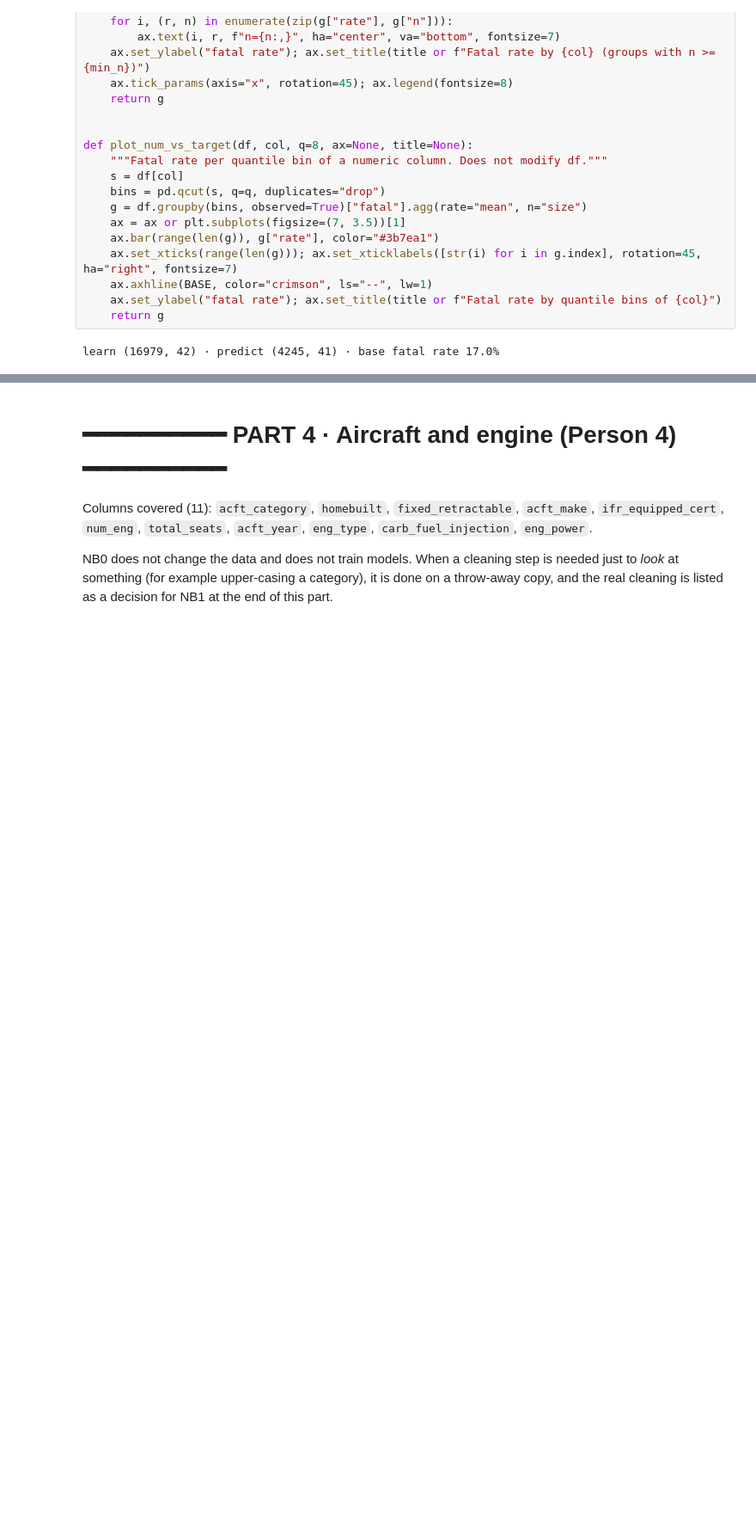
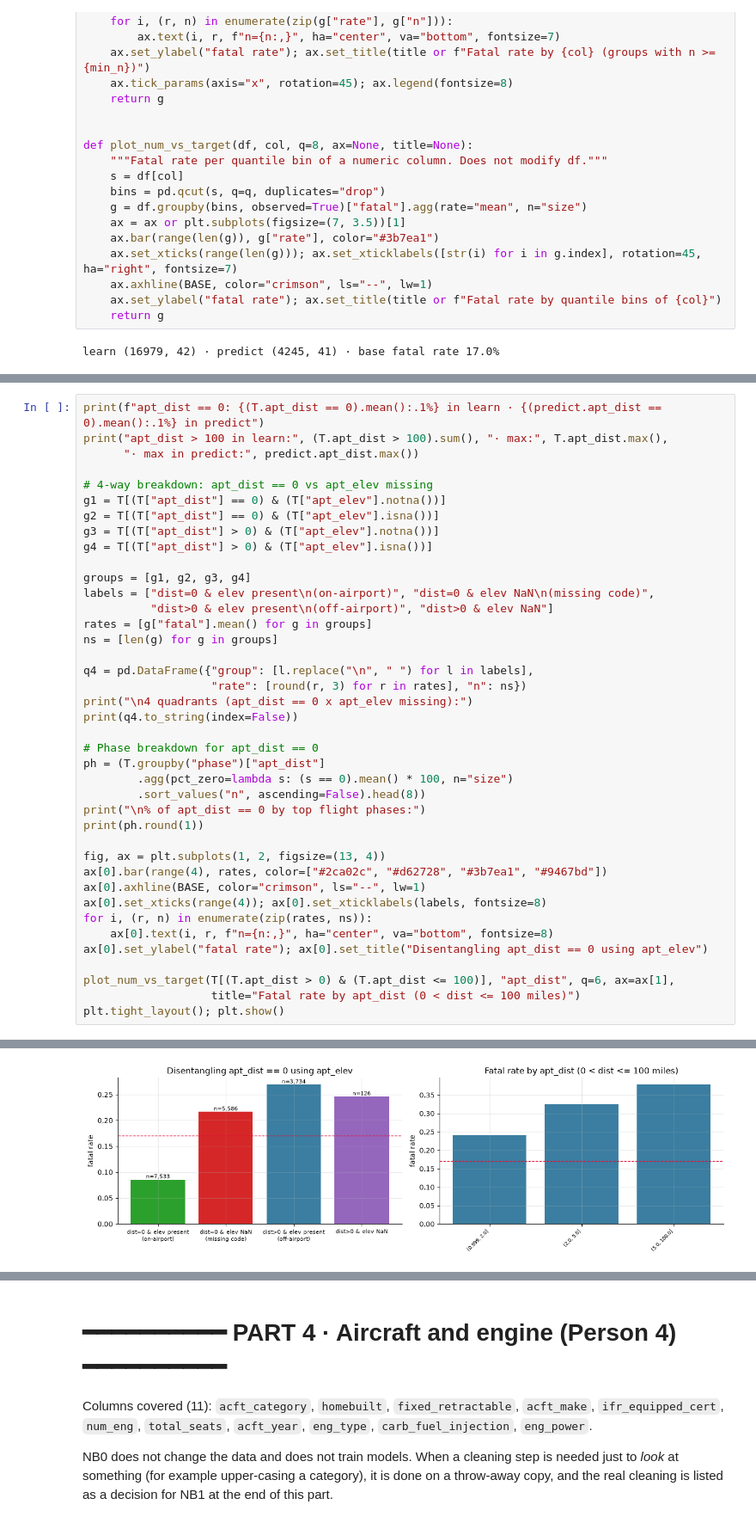
Before and after one commit to JoaoUmbels/MLBROSS, a Jupyter notebook: ML20_NB0_EDA.ipynb, the cells around one changed output, grey strips where cells are left out. Shown at 86% size. Saved outputs shown, nothing was run; the diff lists cells and outputs as text; blank space fills up the shorter version.

```diff
--- a/ML20_NB0_EDA.ipynb
+++ b/ML20_NB0_EDA.ipynb
@@ -53,0 +195,41 @@ learn (16979, 42) · predict (4245, 41) · base fatal rate 17.0%
+# %%
+print(f"apt_dist == 0: {(T.apt_dist == 0).mean():.1%} in learn · {(predict.apt_dist == 0).mean():.1%} in predict")
+print("apt_dist > 100 in learn:", (T.apt_dist > 100).sum(), "· max:", T.apt_dist.max(),
+      "· max in predict:", predict.apt_dist.max())
+
+# 4-way breakdown: apt_dist == 0 vs apt_elev missing
+g1 = T[(T["apt_dist"] == 0) & (T["apt_elev"].notna())]
+g2 = T[(T["apt_dist"] == 0) & (T["apt_elev"].isna())]
+g3 = T[(T["apt_dist"] > 0) & (T["apt_elev"].notna())]
+g4 = T[(T["apt_dist"] > 0) & (T["apt_elev"].isna())]
+
+groups = [g1, g2, g3, g4]
+labels = ["dist=0 & elev present\n(on-airport)", "dist=0 & elev NaN\n(missing code)",
+          "dist>0 & elev present\n(off-airport)", "dist>0 & elev NaN"]
+rates = [g["fatal"].mean() for g in groups]
+ns = [len(g) for g in groups]
+
+q4 = pd.DataFrame({"group": [l.replace("\n", " ") for l in labels],
+                   "rate": [round(r, 3) for r in rates], "n": ns})
+print("\n4 quadrants (apt_dist == 0 x apt_elev missing):")
+print(q4.to_string(index=False))
+
+# Phase breakdown for apt_dist == 0
+ph = (T.groupby("phase")["apt_dist"]
+        .agg(pct_zero=lambda s: (s == 0).mean() * 100, n="size")
+        .sort_values("n", ascending=False).head(8))
+print("\n% of apt_dist == 0 by top flight phases:")
+print(ph.round(1))
+
+fig, ax = plt.subplots(1, 2, figsize=(13, 4))
+ax[0].bar(range(4), rates, color=["#2ca02c", "#d62728", "#3b7ea1", "#9467bd"])
+ax[0].axhline(BASE, color="crimson", ls="--", lw=1)
+ax[0].set_xticks(range(4)); ax[0].set_xticklabels(labels, fontsize=8)
+for i, (r, n) in enumerate(zip(rates, ns)):
+    ax[0].text(i, r, f"n={n:,}", ha="center", va="bottom", fontsize=8)
+ax[0].set_ylabel("fatal rate"); ax[0].set_title("Disentangling apt_dist == 0 using apt_elev")
+
+plot_num_vs_target(T[(T.apt_dist > 0) & (T.apt_dist <= 100)], "apt_dist", q=6, ax=ax[1],
+                   title="Fatal rate by apt_dist (0 < dist <= 100 miles)")
+plt.tight_layout(); plt.show()
+# %% [output]
@@ -53,0 +253 @@ learn (16979, 42) · predict (4245, 41) · base fatal rate 17.0%
+[figure, added]
```
Also changed, not shown: parts of 20 cells of this notebook.
